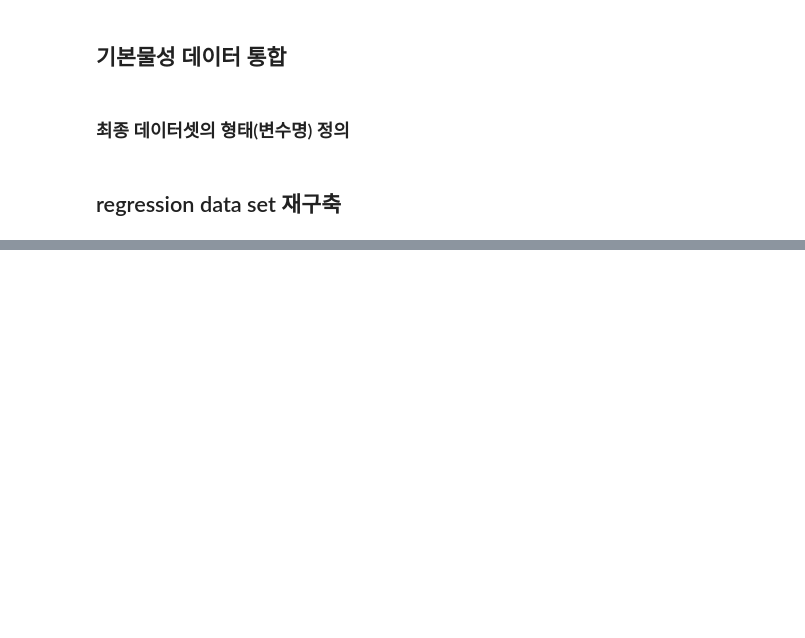
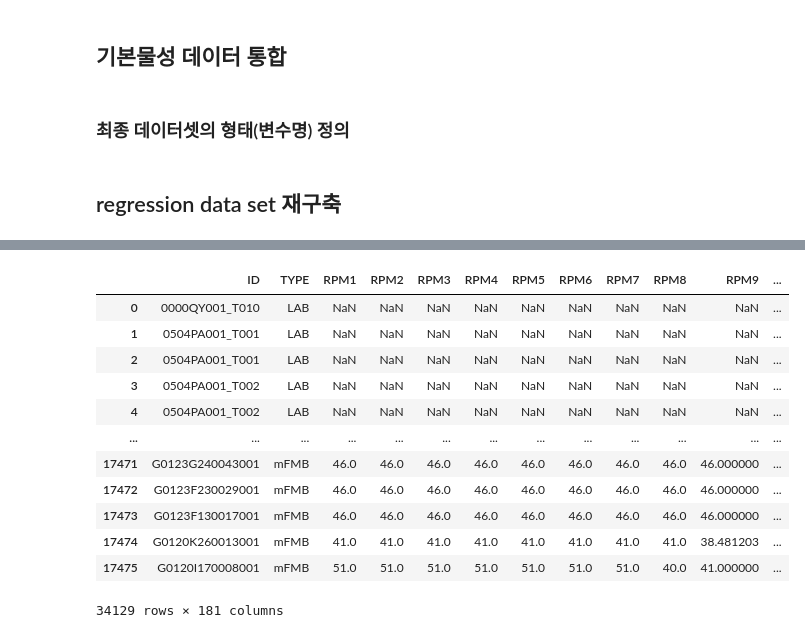
Before and after one commit to msHongGit/SFT_2023, a Jupyter notebook: GAN_study/data_integration.ipynb, the cells around one changed output, grey strips where cells are left out. Drawn from its saved outputs; the diff is of its cells as text; code cells hidden in the pictures; blank space fills up the shorter version.

```diff
--- a/GAN_study/data_integration.ipynb
+++ b/GAN_study/data_integration.ipynb
@@ -109,0 +131,16 @@ combined_df.shape
+# %%
+combined_df
+# %% [output]
+|  | ID | TYPE | RPM1 | RPM2 | RPM3 | RPM4 | RPM5 | RPM6 | RPM7 | RPM8 | RPM9 | ... |
+| 0 | 0000QY001_T010 | LAB | NaN | NaN | NaN | NaN | NaN | NaN | NaN | NaN | NaN | ... |
+| 1 | 0504PA001_T001 | LAB | NaN | NaN | NaN | NaN | NaN | NaN | NaN | NaN | NaN | ... |
+| 2 | 0504PA001_T001 | LAB | NaN | NaN | NaN | NaN | NaN | NaN | NaN | NaN | NaN | ... |
+| 3 | 0504PA001_T002 | LAB | NaN | NaN | NaN | NaN | NaN | NaN | NaN | NaN | NaN | ... |
+| 4 | 0504PA001_T002 | LAB | NaN | NaN | NaN | NaN | NaN | NaN | NaN | NaN | NaN | ... |
+| ... | ... | ... | ... | ... | ... | ... | ... | ... | ... | ... | ... | ... |
+| 17471 | G0123G240043001 | mFMB | 46.0 | 46.0 | 46.0 | 46.0 | 46.0 | 46.0 | 46.0 | 46.0 | 46.000000 | ... |
+| 17472 | G0123F230029001 | mFMB | 46.0 | 46.0 | 46.0 | 46.0 | 46.0 | 46.0 | 46.0 | 46.0 | 46.000000 | ... |
+| 17473 | G0123F130017001 | mFMB | 46.0 | 46.0 | 46.0 | 46.0 | 46.0 | 46.0 | 46.0 | 46.0 | 46.000000 | ... |
+| 17474 | G0120K260013001 | mFMB | 41.0 | 41.0 | 41.0 | 41.0 | 41.0 | 41.0 | 41.0 | 41.0 | 38.481203 | ... |
+| 17475 | G0120I170008001 | mFMB | 51.0 | 51.0 | 51.0 | 51.0 | 51.0 | 51.0 | 51.0 | 40.0 | 41.000000 | ... |
+34129 rows × 181 columns
```
Also changed, not shown: parts of 2 cells of this notebook, 6 other files.
